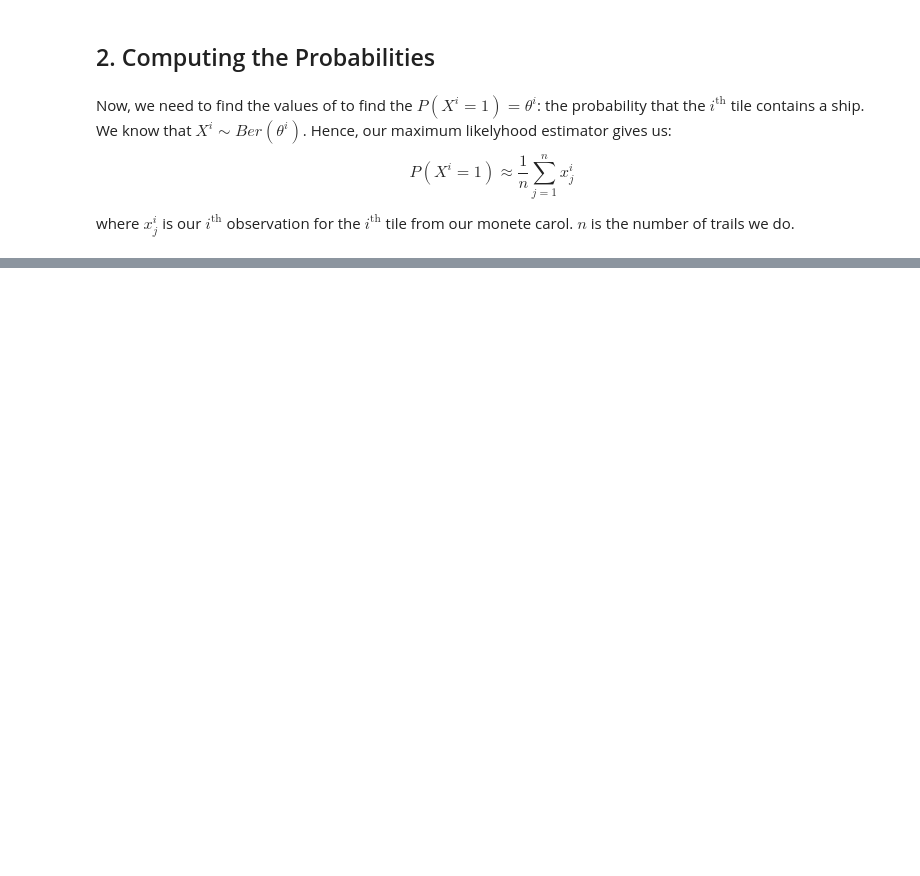
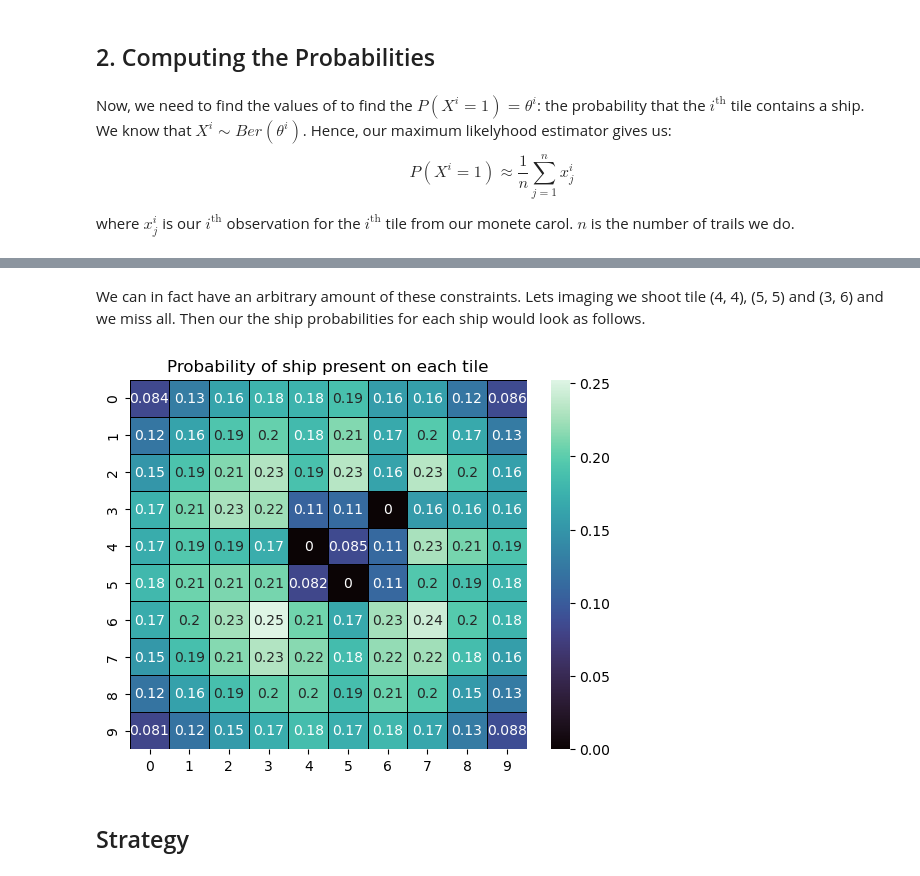
Before and after one commit to damienbose/battleship_analysis, a Jupyter notebook: battleship.ipynb, the cells around one changed output, grey strips where cells are left out. Drawn from its saved outputs; the diff is of its cells as text; code cells hidden in the pictures; blank space fills up the shorter version.

```diff
--- a/battleship.ipynb
+++ b/battleship.ipynb
@@ -127,0 +168,12 @@ We simulate that below.
+# %% [markdown]
+We can in fact have an arbitrary amount of these constraints. Lets imaging we shoot tile (4, 4), (5, 5) and (3, 6) and we miss all. Then our the ship probabilities for each ship would look as follows.
+# %%
+n = 10**4
+
+conditions = [(4, 4, False), (5, 5, False), (3, 6, False)]
+probability_heatmap = generate_heatmap(n, ships, conditions)
+plot_probability_heatmap(probability_heatmap)
+# %% [output]
+[figure, added]
+# %% [markdown]
+## Strategy
```
Also changed, not shown: parts of 9 cells of this notebook, 2 other files.
